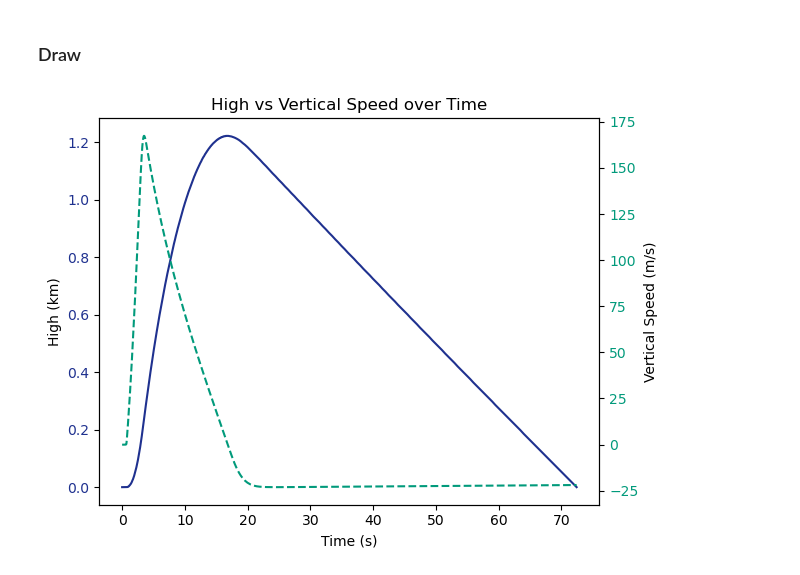
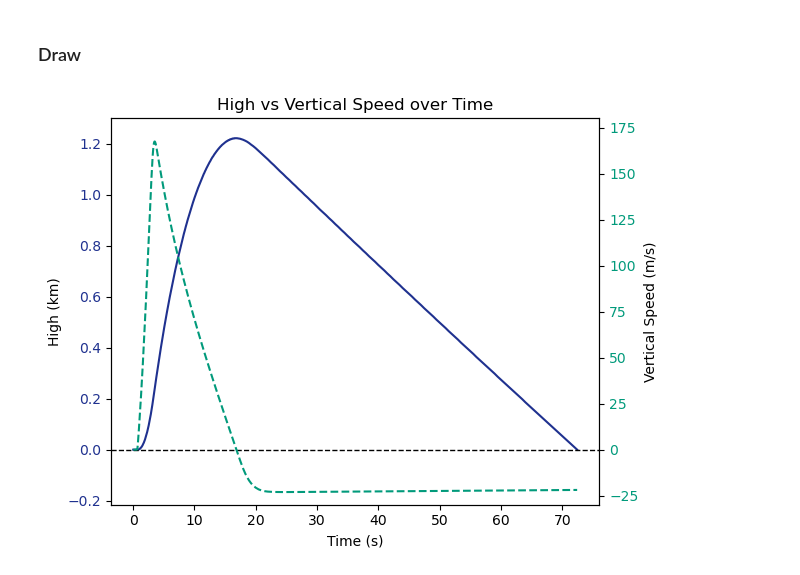
Before and after one commit to happpycorn/2025_Rocket, a Jupyter notebook: Simular_Data/ReadData.ipynb, the cells around one changed output. Cells and saved outputs as stored; diff of their text form; code cells hidden in the pictures.

```diff
--- a/Simular_Data/ReadData.ipynb
+++ b/Simular_Data/ReadData.ipynb
@@ -39,31 +39,34 @@ color1 = (0.122, 0.192, 0.561)
 color2 = (0.004, 0.604, 0.482)
 
 # 創建圖表和第一個 y 軸
 fig, ax1 = plt.subplots()
 
 # 第一組數據：高度（High）
 ax1.plot(data['Time (s)'], data['High (km)'], color=color1, label='High (km)')
+ax1.axhline(0, color="black", linestyle="--", linewidth=1)
 ax1.set_xlabel('Time (s)')
 ax1.set_ylabel('High (km)')
+ax1.set_ylim(-0.216, 1.3)
 ax1.tick_params(axis='y', labelcolor=color1)
 
 # 創建第二個 y 軸
 ax2 = ax1.twinx()
 
 # 第二組數據：垂直速度（Vertical Speed）
 ax2.plot(data['Time (s)'], data['Vertical Speed (m/s)'], color=color2, label='Vertical Speed (m/s)', linestyle='--')
 ax2.set_ylabel('Vertical Speed (m/s)')
+ax2.set_ylim(-30, 180)
 ax2.tick_params(axis='y', labelcolor=color2)
 
 # 添加標題
 plt.title('High vs Vertical Speed over Time')
 
 # 調整佈局避免重疊
 fig.tight_layout()
 
 plt.savefig('output_chart.png', dpi=300, bbox_inches='tight')  # 儲存為 PNG 格式
 
 # 顯示圖表
 plt.show()
 # %% [output]
-[figure, old version]
+[figure, new version]
```
Also changed, not shown: 6 other files.
